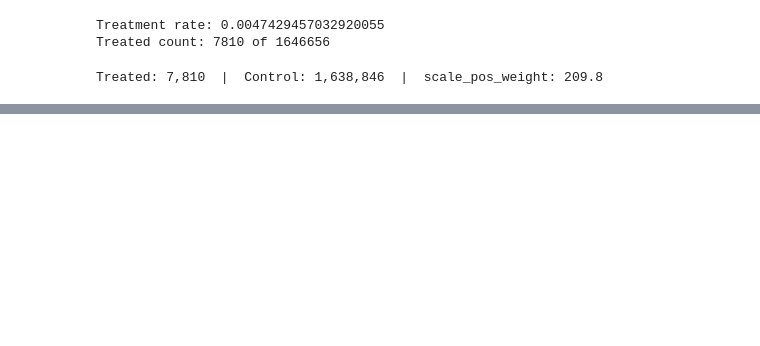
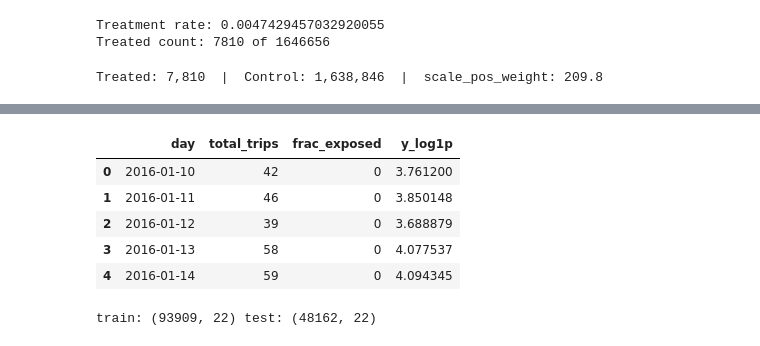
Before and after one commit to stucsk99/tfl_bike_casual, a Jupyter notebook: meta_learners_adj.ipynb, the cells around one changed output, grey strips where cells are left out. Cells and saved outputs as stored; diff of their text form; code cells hidden in the pictures; blank space fills up the shorter version.

```diff
--- a/meta_learners_adj.ipynb
+++ b/meta_learners_adj.ipynb
@@ -568,0 +703,8 @@ Treated: 7,810  |  Control: 1,638,846  |  scale_pos_weight: 209.8
+# %%
+#bring in data
+PATH = "cell_hour_for_meta_learners.parquet"  # adjust
+
+df = pd.read_parquet(PATH)
+
+df.size
+df.columns
@@ -568,0 +769,35 @@ Treated: 7,810  |  Control: 1,638,846  |  scale_pos_weight: 209.8
+# %%
+COL_TIME = "day"
+COL_Y    = "total_trips"
+COL_T    = "frac_exposed"
+
+cell_day[COL_TIME] = pd.to_datetime(cell_day[COL_TIME])
+cell_day[COL_Y] = pd.to_numeric(cell_day[COL_Y], errors="coerce")
+cell_day[COL_T] = pd.to_numeric(cell_day[COL_T], errors="coerce").fillna(0).astype(int)
+
+cell_day = cell_day.dropna(subset=[COL_TIME, COL_Y])
+cell_day["y_log1p"] = np.log1p(cell_day[COL_Y].astype(float))
+
+cell_day[[COL_TIME, COL_Y, COL_T, "y_log1p"]].head()
+# %% [output]
+|  | day | total_trips | frac_exposed | y_log1p |
+| 0 | 2016-01-10 | 42 | 0 | 3.761200 |
+| 1 | 2016-01-11 | 46 | 0 | 3.850148 |
+| 2 | 2016-01-12 | 39 | 0 | 3.688879 |
+| 3 | 2016-01-13 | 58 | 0 | 4.077537 |
+| 4 | 2016-01-14 | 59 | 0 | 4.094345 |
+# %%
+SPLIT_DATE = "2018-01-01"
+
+train = cell_day[cell_day[COL_TIME] < SPLIT_DATE].copy()
+test  = cell_day[cell_day[COL_TIME] >= SPLIT_DATE].copy()
+
+print("train:", train.shape, "test:", test.shape)
+
+Y_train = train["y_log1p"].values
+T_train = train[COL_T].values.astype(int)
+
+Y_test = test["y_log1p"].values
+T_test = test[COL_T].values.astype(int)
+# %% [output]
+train: (93909, 22) test: (48162, 22)
```
Also changed, not shown: parts of 30 cells of this notebook.
